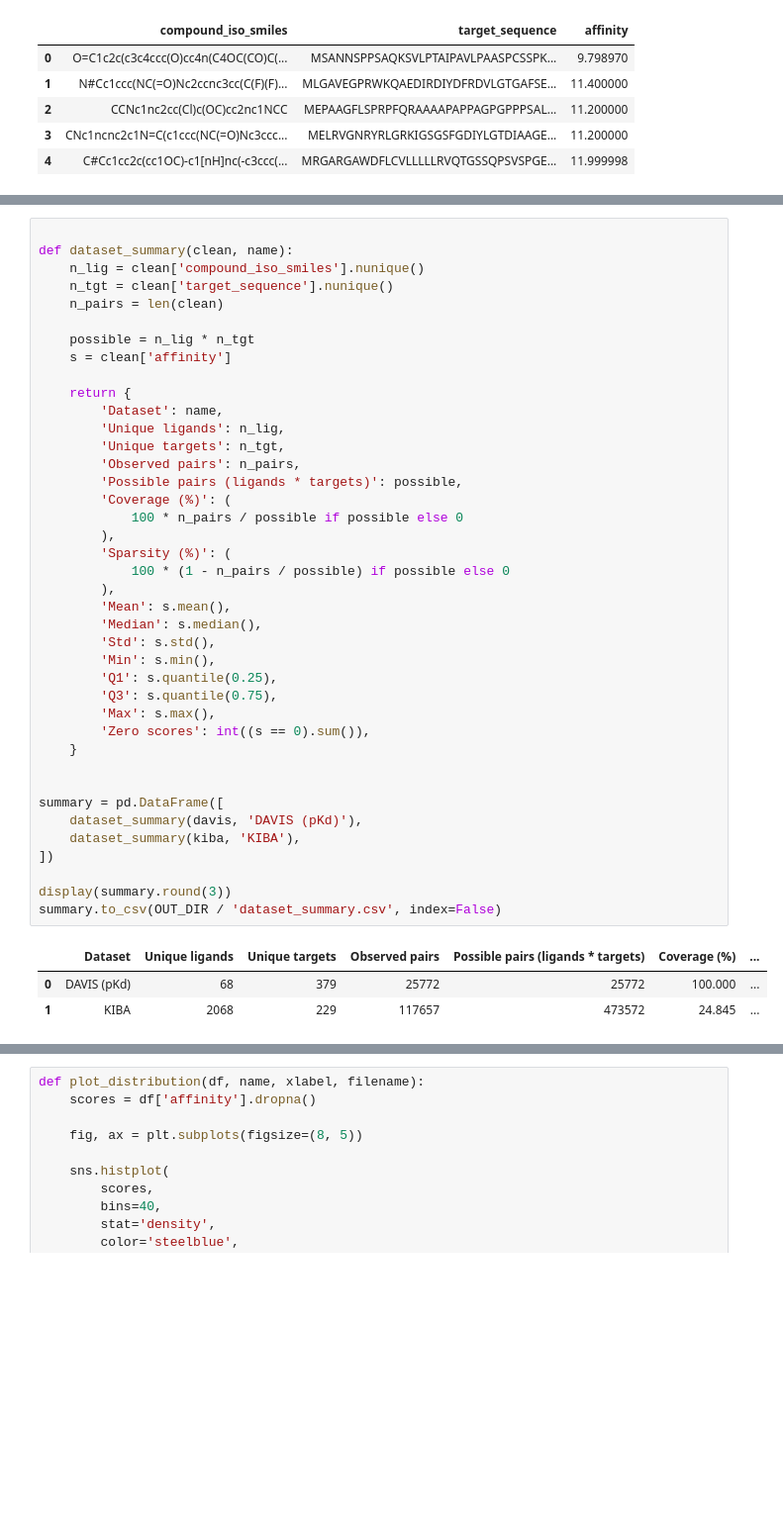
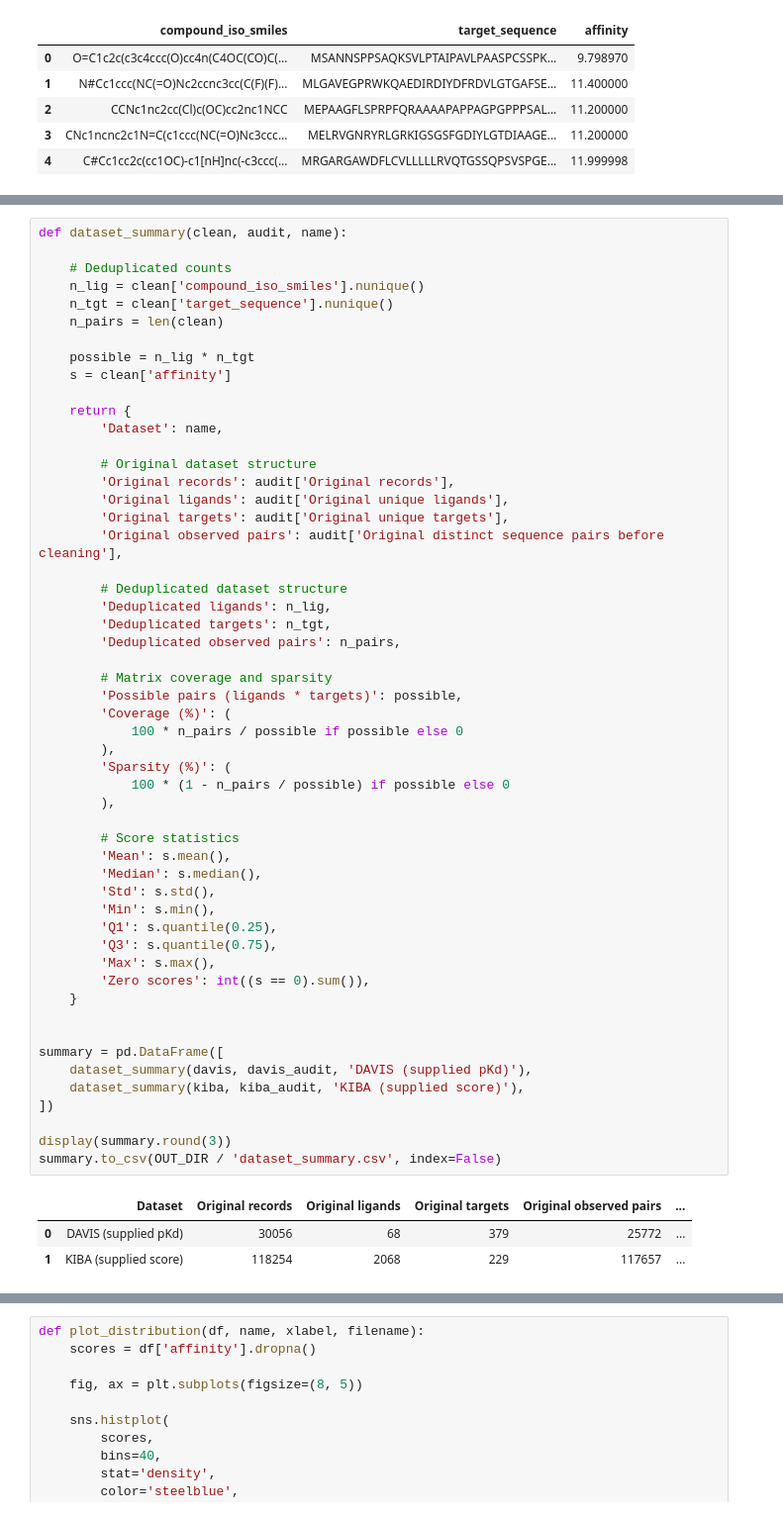
Before and after one commit to IAmGreyBunny/SC4020-Lab2, a Jupyter notebook: dataset-analysis.ipynb, the cells around one changed output, grey strips where cells are left out. Shown at 99% size. Cells and saved outputs as stored; diff of their text form; blank space fills up the shorter version.

```diff
--- a/dataset-analysis.ipynb
+++ b/dataset-analysis.ipynb
@@ -199,44 +278,57 @@ kiba.to_csv(DATA_DIR / 'kiba_clean.csv', index=False)
 # %%
+def dataset_summary(clean, audit, name):
 
-def dataset_summary(clean, name):
+    # Deduplicated counts
     n_lig = clean['compound_iso_smiles'].nunique()
     n_tgt = clean['target_sequence'].nunique()
     n_pairs = len(clean)
 
     possible = n_lig * n_tgt
     s = clean['affinity']
 
     return {
         'Dataset': name,
-        'Unique ligands': n_lig,
-        'Unique targets': n_tgt,
-        'Observed pairs': n_pairs,
+
+        # Original dataset structure
+        'Original records': audit['Original records'],
+        'Original ligands': audit['Original unique ligands'],
+        'Original targets': audit['Original unique targets'],
+        'Original observed pairs': audit['Original distinct sequence pairs before cleaning'],
+
+        # Deduplicated dataset structure
+        'Deduplicated ligands': n_lig,
+        'Deduplicated targets': n_tgt,
+        'Deduplicated observed pairs': n_pairs,
+
+        # Matrix coverage and sparsity
         'Possible pairs (ligands * targets)': possible,
         'Coverage (%)': (
             100 * n_pairs / possible if possible else 0
         ),
         'Sparsity (%)': (
             100 * (1 - n_pairs / possible) if possible else 0
         ),
+
+        # Score statistics
         'Mean': s.mean(),
         'Median': s.median(),
         'Std': s.std(),
         'Min': s.min(),
         'Q1': s.quantile(0.25),
         'Q3': s.quantile(0.75),
         'Max': s.max(),
         'Zero scores': int((s == 0).sum()),
     }
 
 
 summary = pd.DataFrame([
-    dataset_summary(davis, 'DAVIS (pKd)'),
-    dataset_summary(kiba, 'KIBA'),
+    dataset_summary(davis, davis_audit, 'DAVIS (supplied pKd)'),
+    dataset_summary(kiba, kiba_audit, 'KIBA (supplied score)'),
 ])
 
 display(summary.round(3))
 summary.to_csv(OUT_DIR / 'dataset_summary.csv', index=False)
 # %% [output]
-|  | Dataset | Unique ligands | Unique targets | Observed pairs | Possible pairs (ligands * targets) | Coverage (%) | ... |
-| 0 | DAVIS (pKd) | 68 | 379 | 25772 | 25772 | 100.000 | ... |
-| 1 | KIBA | 2068 | 229 | 117657 | 473572 | 24.845 | ... |
+|  | Dataset | Original records | Original ligands | Original targets | Original observed pairs | ... |
+| 0 | DAVIS (supplied pKd) | 30056 | 68 | 379 | 25772 | ... |
+| 1 | KIBA (supplied score) | 118254 | 2068 | 229 | 117657 | ... |
```
Also changed, not shown: parts of 26 cells of this notebook, 7 other files.
